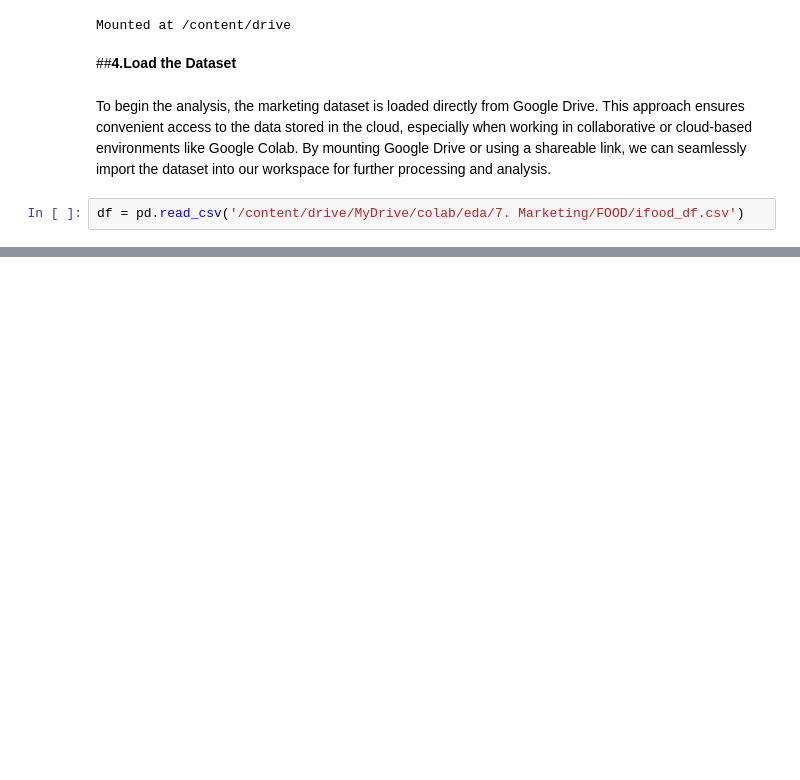
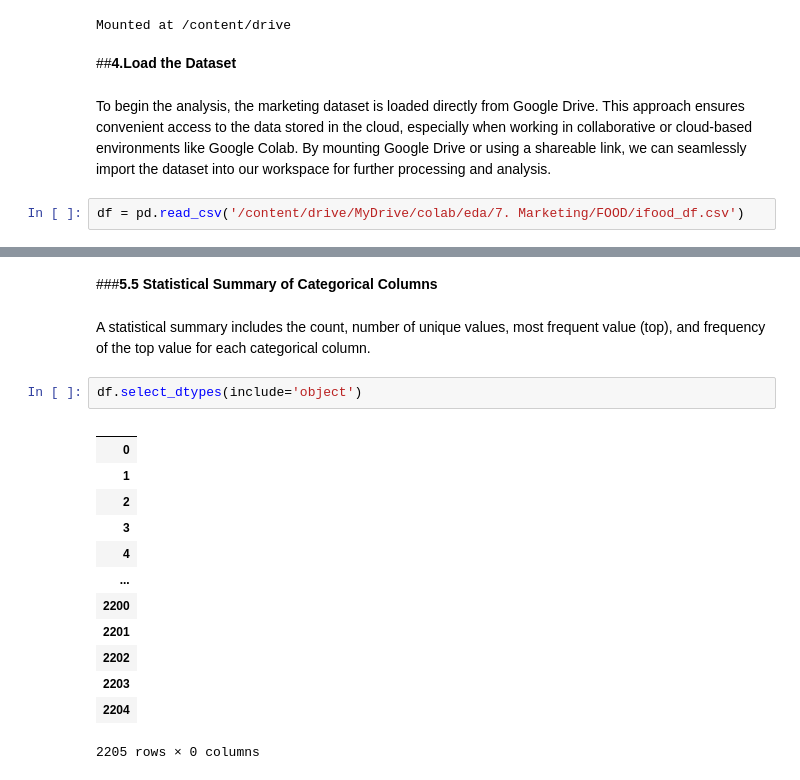
Before and after one commit to Sagarjain93/Marketing, a Jupyter notebook: Food.ipynb, the cells around one changed output, grey strips where cells are left out. Saved outputs shown, nothing was run; the diff lists cells and outputs as text; blank space fills up the shorter version.

```diff
--- a/Food.ipynb
+++ b/Food.ipynb
@@ -34,0 +106,20 @@ df = pd.read_csv('/content/drive/MyDrive/colab/eda/7. Marketing/FOOD/ifood_df.cs
+# %% [markdown]
+###**5.5 Statistical Summary of Categorical Columns**
+# %% [markdown]
+A statistical summary includes the count, number of unique values, most frequent value (top), and frequency of the top value for each categorical column.
+# %%
+df.select_dtypes(include='object')
+# %% [output]
+|  |
+| 0 |
+| 1 |
+| 2 |
+| 3 |
+| 4 |
+| ... |
+| 2200 |
+| 2201 |
+| 2202 |
+| 2203 |
+| 2204 |
+2205 rows × 0 columns
```
Also changed, not shown: parts of 16 cells of this notebook.
